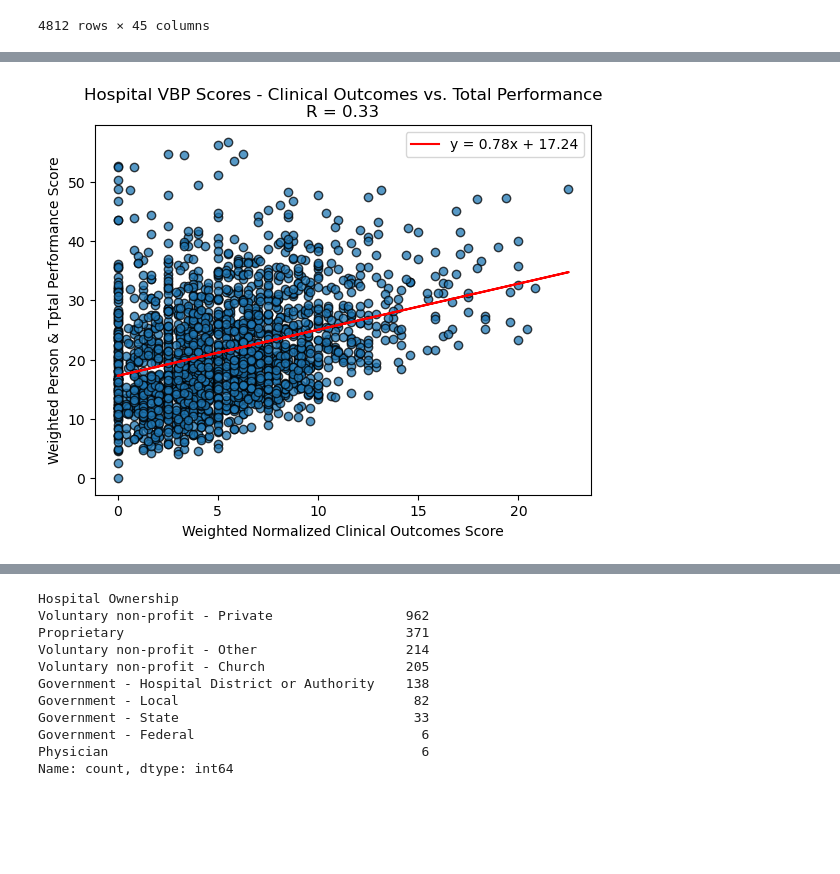
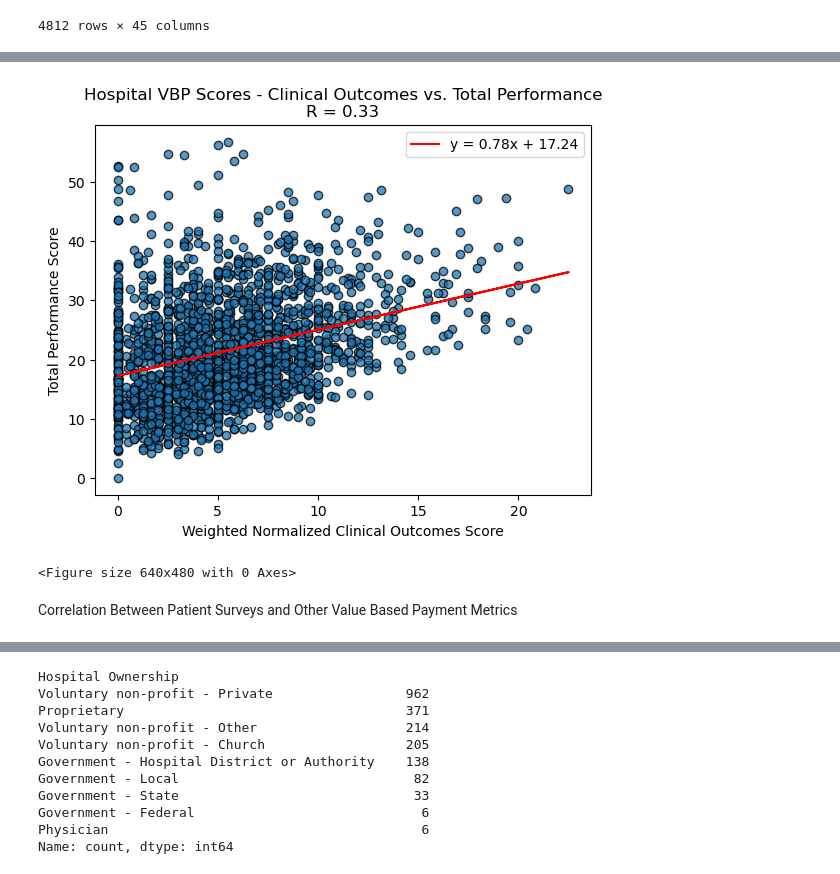
Before and after one commit to ElizabethVandergrift/Hospital_Metrics_Analysis, a Jupyter notebook: Project-1.ipynb, the cells around one changed output, grey strips where cells are left out. Drawn from its saved outputs; the diff is of its cells as text; code cells hidden in the pictures; blank space fills up the shorter version.

```diff
--- a/Project-1.ipynb
+++ b/Project-1.ipynb
@@ -423,14 +357,17 @@ plt.show()
 # %%
 # Linear regression
 
 plot_linear_regression(new_hospital_data_df['Weighted Normalized Clinical Outcomes Domain Score'], new_hospital_data_df['Total Performance Score'],
                        'Weighted Normalized Clinical Outcomes Score',
-                       'Weighted Person & Tptal Performance Score',
+                       'Total Performance Score',
                        'Hospital VBP Scores - Clinical Outcomes vs. Total Performance', (10, 270))
-
+plt.savefig("fig_5.png")
 plt.show()
 # %% [output]
-[figure, old version]
+[figure, new version]
+<Figure size 640x480 with 0 Axes>
+# %% [markdown]
+Correlation Between Patient Surveys and Other Value Based Payment Metrics
 # %%
 # Linear regression
 
```
Also changed, not shown: parts of 41 cells of this notebook, 28 other files.
